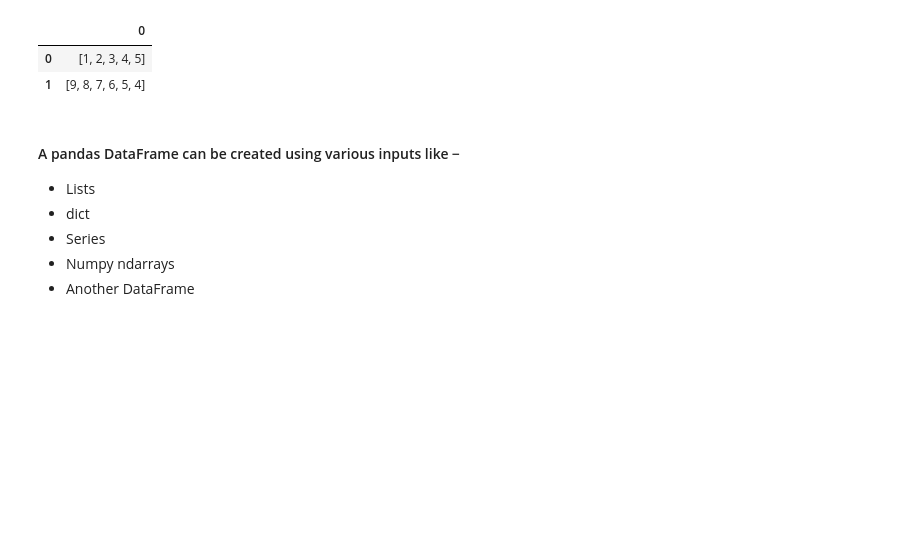
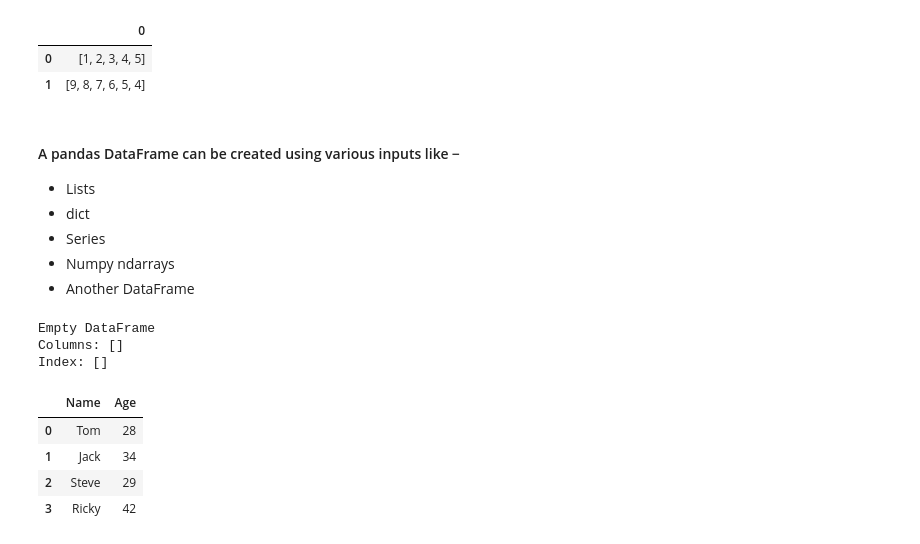
Before and after one commit to BilalSaeed06/pandas_in_vscode, a Jupyter notebook: pandas_practice.ipynb, the cells around one changed output. Drawn from its saved outputs; the diff is of its cells as text; code cells hidden in the pictures; blank space fills up the shorter version.

```diff
--- a/pandas_practice.ipynb
+++ b/pandas_practice.ipynb
@@ -102,3 +102,24 @@ df
 - Series
 - Numpy ndarrays
 - Another DataFrame
+# %%
+# creating an empty data frame
+
+import pandas as pd
+df = pd.DataFrame()
+print (df)
+# %% [output]
+Empty DataFrame
+Columns: []
+Index: []
+# %%
+import pandas as pd
+data = {'Name':['Tom', 'Jack', 'Steve', 'Ricky'],'Age':[28,34,29,42]}
+df = pd.DataFrame(data)
+df
+# %% [output]
+|  | Name | Age |
+| 0 | Tom | 28 |
+| 1 | Jack | 34 |
+| 2 | Steve | 29 |
+| 3 | Ricky | 42 |
```
Also changed, not shown: parts of 14 cells of this notebook, 3 other files.
